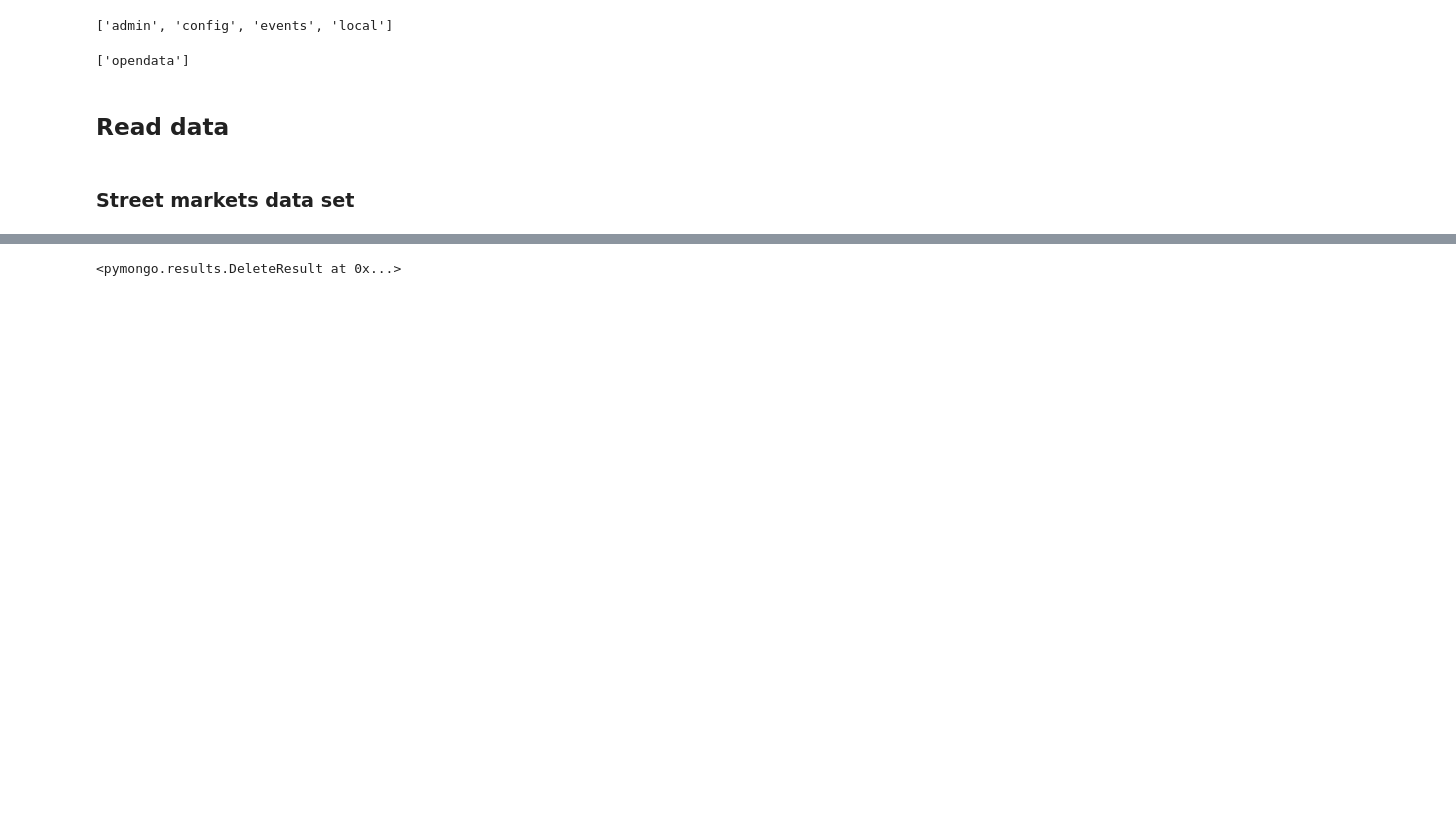
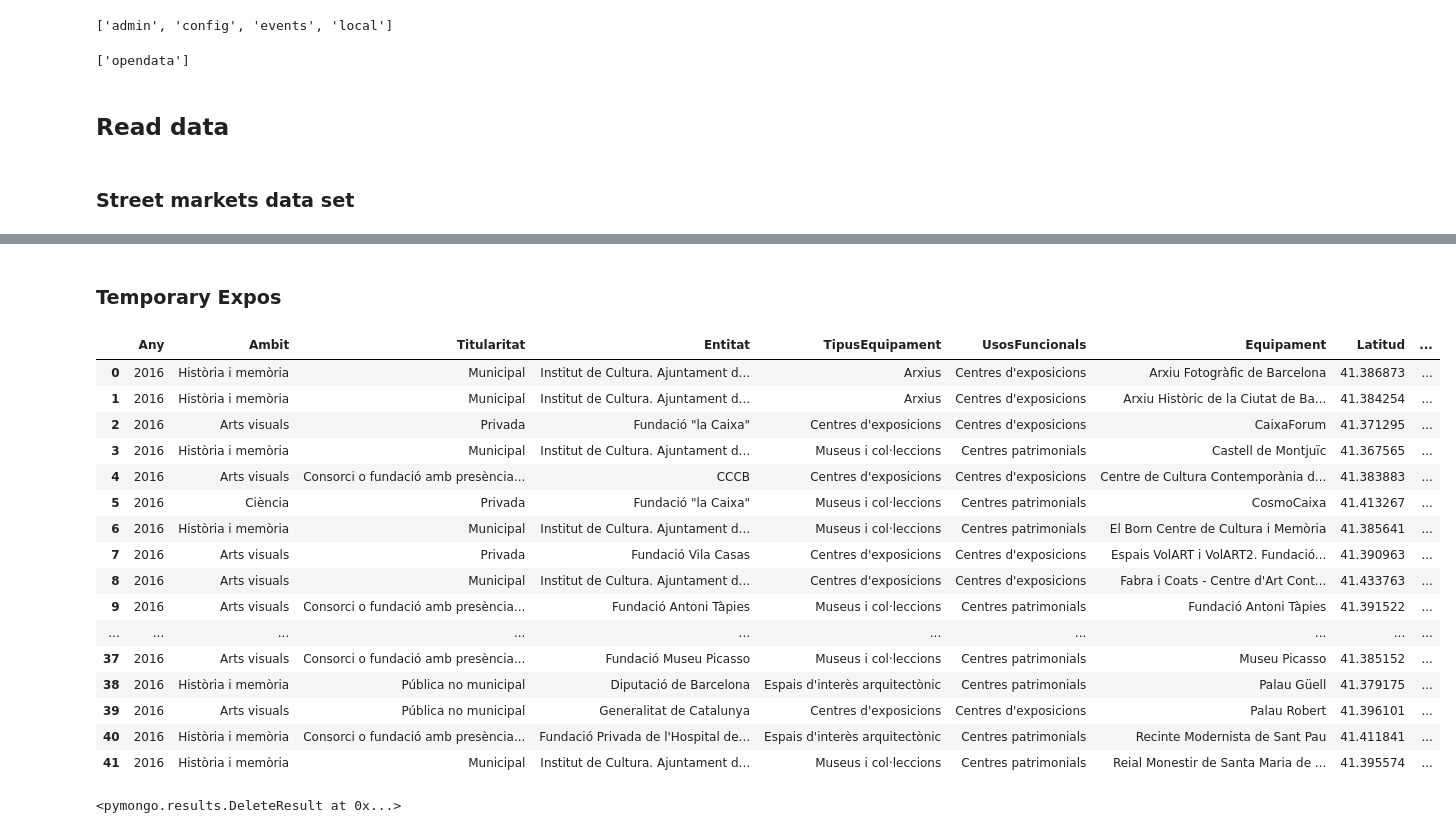
Before and after one commit to tomrolandus/BCNEventer, a Jupyter notebook: scripts/PopulateDB.ipynb, the cells around one changed output, grey strips where cells are left out. Cells and saved outputs as stored; diff of their text form; code cells hidden in the pictures; blank space fills up the shorter version.

Commit message:
Street Markets data and cultural activities data written to db

```diff
--- a/scripts/PopulateDB.ipynb
+++ b/scripts/PopulateDB.ipynb
@@ -43,7 +43,9 @@ cnames = ['lat', #0
           'event_info', #6
           'web', #7
           'image', #8
-          'tickets' #9
+          'tickets', #9
+          'year', #10
+          'location' #11
          ]
 # %% [markdown]
 ### Street markets data set
@@ -107,3 +96,29 @@ pd.read_csv("../datasets/OpenDataBCN/cultural_activities.csv")
+# %% [markdown]
+### Temporary Expos
+# %%
+pd.read_csv("../datasets/OpenDataBCN/temporary_expos.csv")
+def rename_cols_cultural_activities(cnames, data):
+    data = data.rename(columns={'Any':cnames[10], 'Latitud':cnames[0], 'Longitud': cnames[1],
+                                   'Web': cnames[7], 'Seu': cnames[]})
+    return(data)
+# %% [output]
+|  | Any | Ambit | Titularitat | Entitat | TipusEquipament | UsosFuncionals | Equipament | Latitud | ... |
+| 0 | 2016 | Història i memòria | Municipal | Institut de Cultura. Ajuntament d... | Arxius | Centres d'exposicions | Arxiu Fotogràfic de Barcelona | 41.386873 | ... |
+| 1 | 2016 | Història i memòria | Municipal | Institut de Cultura. Ajuntament d... | Arxius | Centres d'exposicions | Arxiu Històric de la Ciutat de Ba... | 41.384254 | ... |
+| 2 | 2016 | Arts visuals | Privada | Fundació "la Caixa" | Centres d'exposicions | Centres d'exposicions | CaixaForum | 41.371295 | ... |
+| 3 | 2016 | Història i memòria | Municipal | Institut de Cultura. Ajuntament d... | Museus i col·leccions | Centres patrimonials | Castell de Montjuïc | 41.367565 | ... |
+| 4 | 2016 | Arts visuals | Consorci o fundació amb presència... | CCCB | Centres d'exposicions | Centres d'exposicions | Centre de Cultura Contemporània d... | 41.383883 | ... |
+| 5 | 2016 | Ciència | Privada | Fundació "la Caixa" | Museus i col·leccions | Centres patrimonials | CosmoCaixa | 41.413267 | ... |
+| 6 | 2016 | Història i memòria | Municipal | Institut de Cultura. Ajuntament d... | Museus i col·leccions | Centres patrimonials | El Born Centre de Cultura i Memòria | 41.385641 | ... |
+| 7 | 2016 | Arts visuals | Privada | Fundació Vila Casas | Centres d'exposicions | Centres d'exposicions | Espais VolART i VolART2. Fundació... | 41.390963 | ... |
+| 8 | 2016 | Arts visuals | Municipal | Institut de Cultura. Ajuntament d... | Centres d'exposicions | Centres d'exposicions | Fabra i Coats - Centre d'Art Cont... | 41.433763 | ... |
+| 9 | 2016 | Arts visuals | Consorci o fundació amb presència... | Fundació Antoni Tàpies | Museus i col·leccions | Centres patrimonials | Fundació Antoni Tàpies | 41.391522 | ... |
+| ... | ... | ... | ... | ... | ... | ... | ... | ... | ... |
+| 37 | 2016 | Arts visuals | Consorci o fundació amb presència... | Fundació Museu Picasso | Museus i col·leccions | Centres patrimonials | Museu Picasso | 41.385152 | ... |
+| 38 | 2016 | Història i memòria | Pública no municipal | Diputació de Barcelona | Espais d'interès arquitectònic | Centres patrimonials | Palau Güell | 41.379175 | ... |
+| 39 | 2016 | Arts visuals | Pública no municipal | Generalitat de Catalunya | Centres d'exposicions | Centres d'exposicions | Palau Robert | 41.396101 | ... |
+| 40 | 2016 | Història i memòria | Consorci o fundació amb presència... | Fundació Privada de l'Hospital de... | Espais d'interès arquitectònic | Centres patrimonials | Recinte Modernista de Sant Pau | 41.411841 | ... |
+| 41 | 2016 | Història i memòria | Municipal | Institut de Cultura. Ajuntament d... | Museus i col·leccions | Centres patrimonials | Reial Monestir de Santa Maria de ... | 41.395574 | ... |
 # %%
 collection.insert_many(street_markets.to_dict("records"))
 # %%
```
Also changed, not shown: parts of 7 cells of this notebook, 1 other file.
